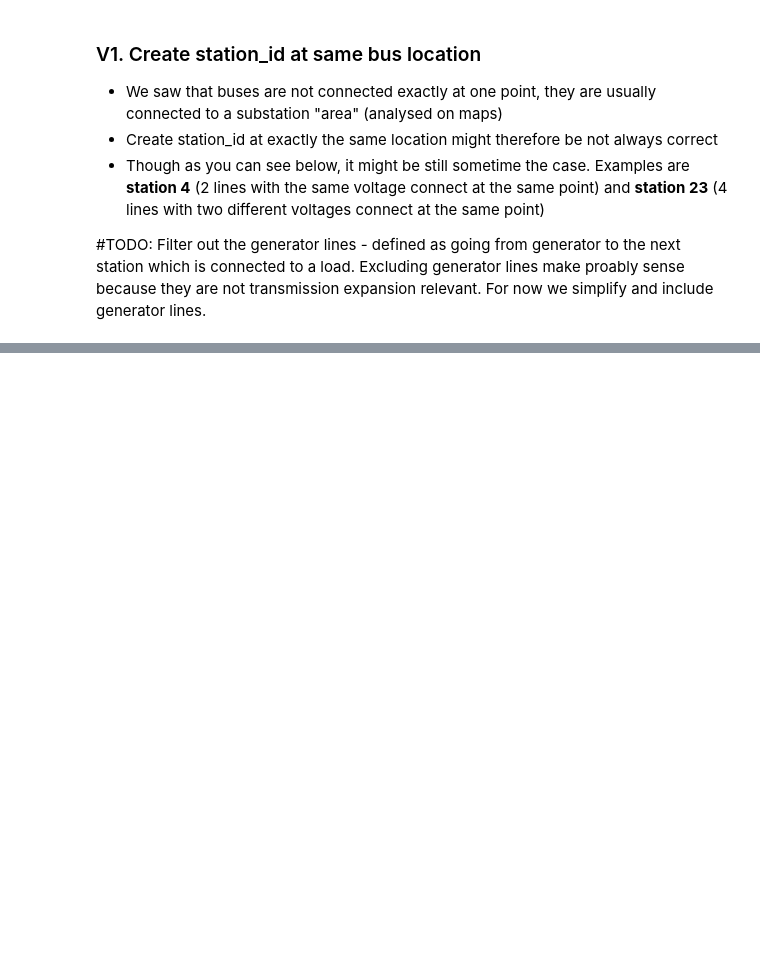
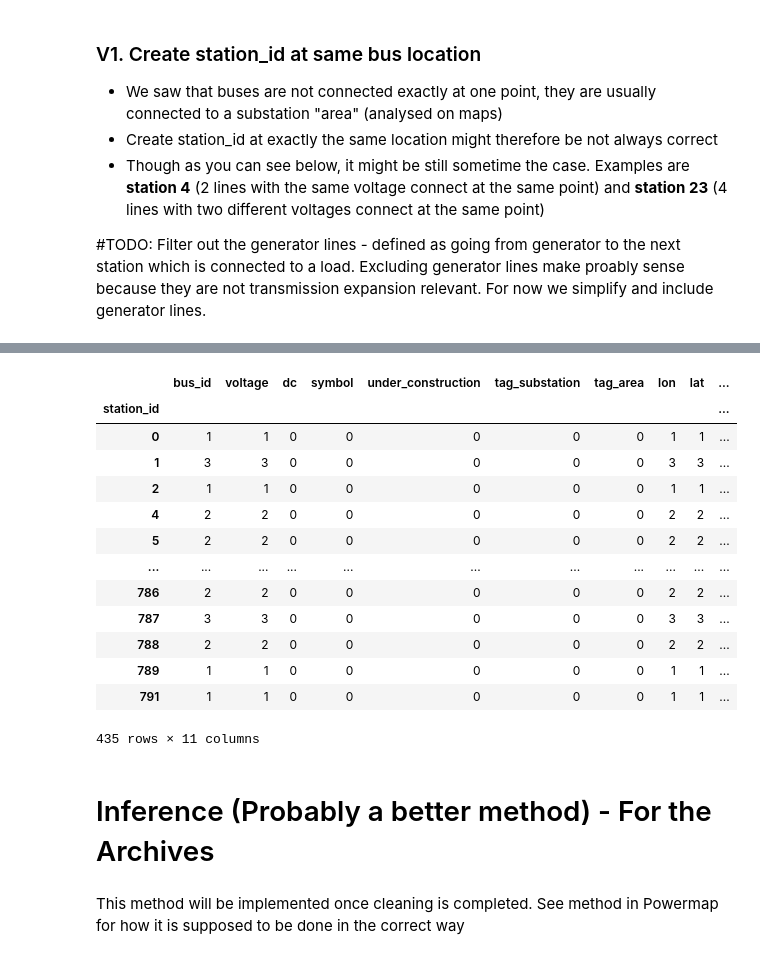
Before and after one commit to pypsa-meets-earth/pypsa-africa-hackathon, a Jupyter notebook: data_exploration/WP5_transmission_assets/osm_build_network.ipynb, the cells around one changed output, grey strips where cells are left out. Saved outputs shown, nothing was run; the diff lists cells and outputs as text; code cells hidden in the pictures; blank space fills up the shorter version.

```diff
--- a/data_exploration/WP5_transmission_assets/osm_build_network.ipynb
+++ b/data_exploration/WP5_transmission_assets/osm_build_network.ipynb
@@ -88,0 +121,17 @@ lines_ng_v1['bus1'] = bus_all.loc[(n_row):, ["bus_id"]].reset_index(drop=True)
+# %%
+cdf = bus_all_v1.to_crs("EPSG:3857")
+# %%
+from itertools import combinations
+series = cdf.geometry
+max_distance = 100
+
+points_within = []
+for i1,i2 in combinations(range(0,series.shape[0]-1),2):  #Iterate over all pairs/combinations of indices
+    if 0<series[i1].distance(series[i2])<=max_distance:
+        points_within.append([i1,i2])
+# %%
+# points_within
+for points in points_within:
+    fi = points[0]
+    si = points[1]
+    bus_all_v1.at[si, 'station_id'] = bus_all_v1.iloc[fi]['station_id']
@@ -88,0 +154,21 @@ lines_ng_v1['bus1'] = bus_all.loc[(n_row):, ["bus_id"]].reset_index(drop=True)
+# %%
+bus_all_v1.groupby(['station_id']).count()
+# %% [output]
+|  | bus_id | voltage | dc | symbol | under_construction | tag_substation | tag_area | lon | lat | ... |
+| station_id |  |  |  |  |  |  |  |  |  | ... |
+| 0 | 1 | 1 | 0 | 0 | 0 | 0 | 0 | 1 | 1 | ... |
+| 1 | 3 | 3 | 0 | 0 | 0 | 0 | 0 | 3 | 3 | ... |
+| 2 | 1 | 1 | 0 | 0 | 0 | 0 | 0 | 1 | 1 | ... |
+| 4 | 2 | 2 | 0 | 0 | 0 | 0 | 0 | 2 | 2 | ... |
+| 5 | 2 | 2 | 0 | 0 | 0 | 0 | 0 | 2 | 2 | ... |
+| ... | ... | ... | ... | ... | ... | ... | ... | ... | ... | ... |
+| 786 | 2 | 2 | 0 | 0 | 0 | 0 | 0 | 2 | 2 | ... |
+| 787 | 3 | 3 | 0 | 0 | 0 | 0 | 0 | 3 | 3 | ... |
+| 788 | 2 | 2 | 0 | 0 | 0 | 0 | 0 | 2 | 2 | ... |
+| 789 | 1 | 1 | 0 | 0 | 0 | 0 | 0 | 1 | 1 | ... |
+| 791 | 1 | 1 | 0 | 0 | 0 | 0 | 0 | 1 | 1 | ... |
+435 rows × 11 columns
+# %% [markdown]
+# Inference (Probably a better method) - For the Archives
+# %% [markdown]
+This method will be implemented once cleaning is completed. See method in Powermap for how it is supposed to be done in the correct way
```
Also changed, not shown: parts of 5 cells of this notebook.
